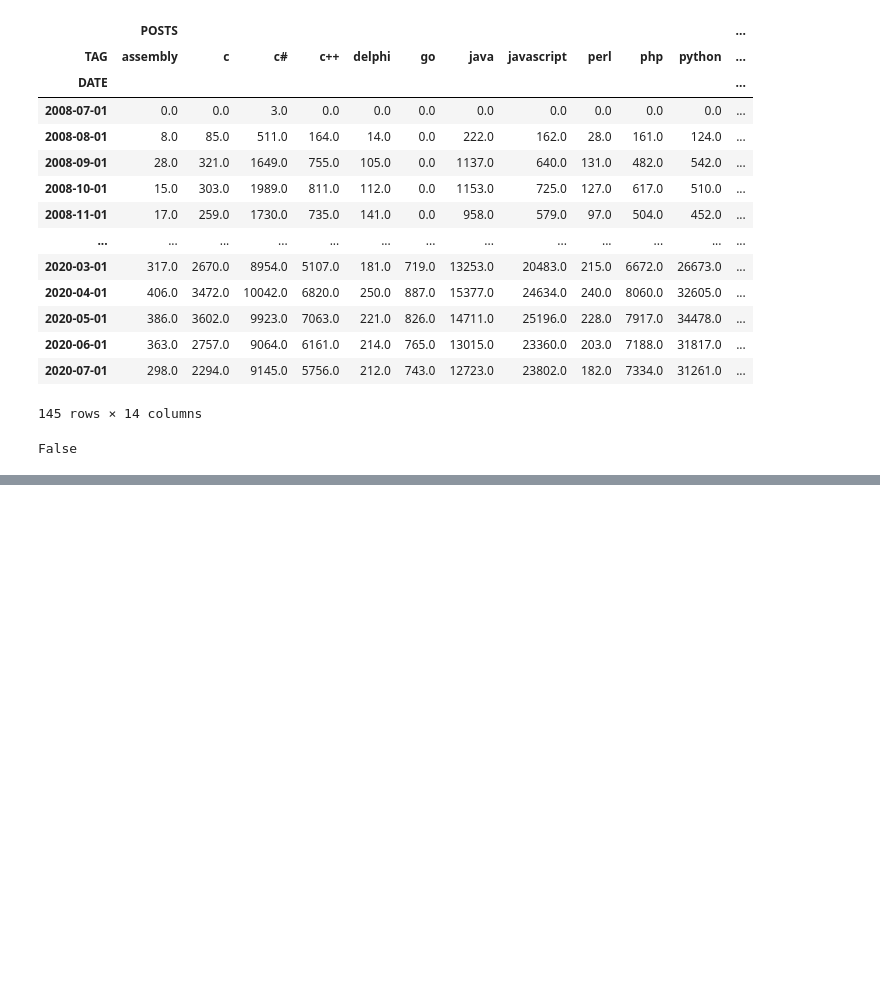
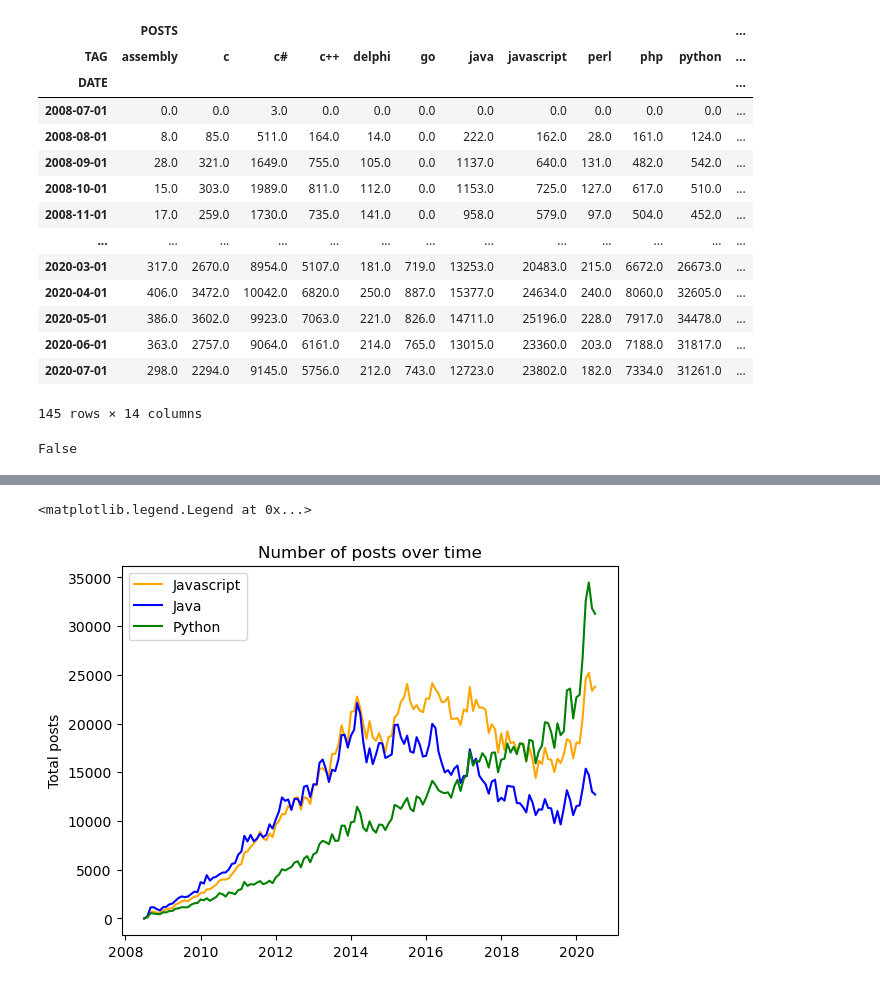
Before and after one commit to Am1tp/DataAnalysis-JupyterNotebook-MostPopularProgrammingLanguage, a Jupyter notebook: Programming-Languages-Stack-Overflow.ipynb, the cells around one changed output, grey strips where cells are left out. Drawn from its saved outputs; the diff is of its cells as text; code cells hidden in the pictures; blank space fills up the shorter version.

Commit message:
graphs

```diff
--- a/Programming-Languages-Stack-Overflow.ipynb
+++ b/Programming-Languages-Stack-Overflow.ipynb
@@ -196,0 +214,15 @@ False
+# %%
+javascript = pivoted_df[('POSTS', 'javascript')]
+java = pivoted_df[('POSTS', 'java')]
+python = pivoted_df[('POSTS', 'python')]
+# %%
+plt.figure()
+plt.title('Number of posts over time')
+plt.ylabel('Total posts')
+plt.plot(javascript, color='Orange', label='Javascript')
+plt.plot(java, color='Blue', label='Java')
+plt.plot(python, color='Green', label='Python')
+plt.legend()
+# %% [output]
+<matplotlib.legend.Legend at 0x...>
+[figure, added]
```
Also changed, not shown: parts of 14 cells of this notebook.
